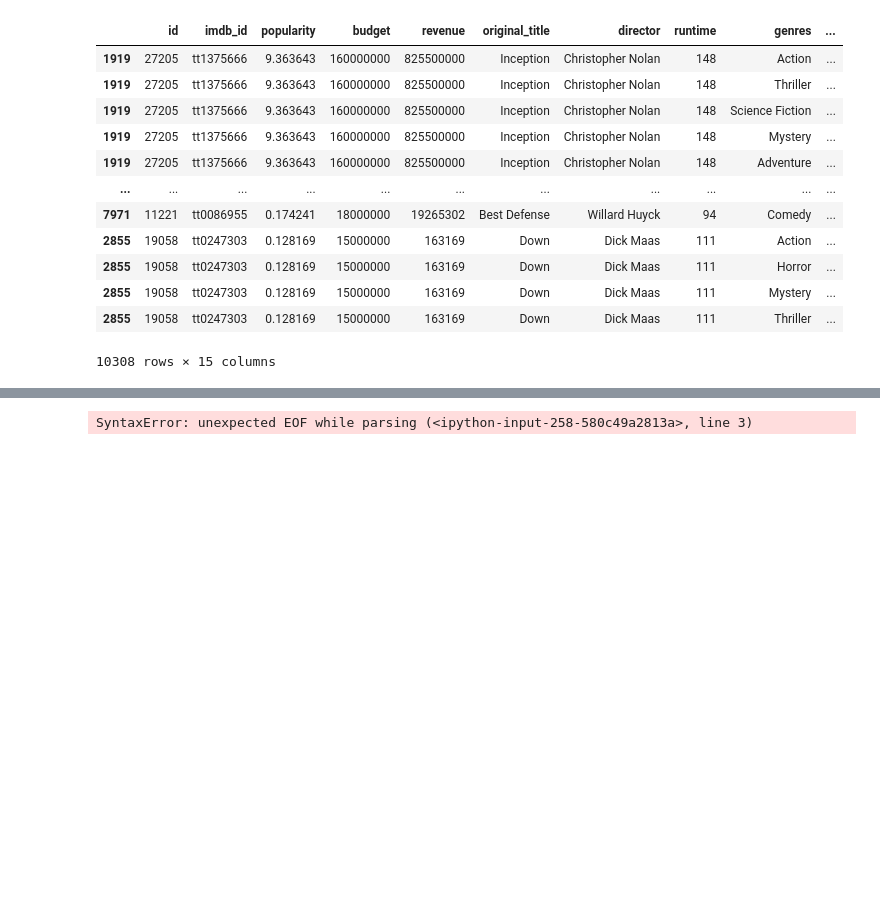
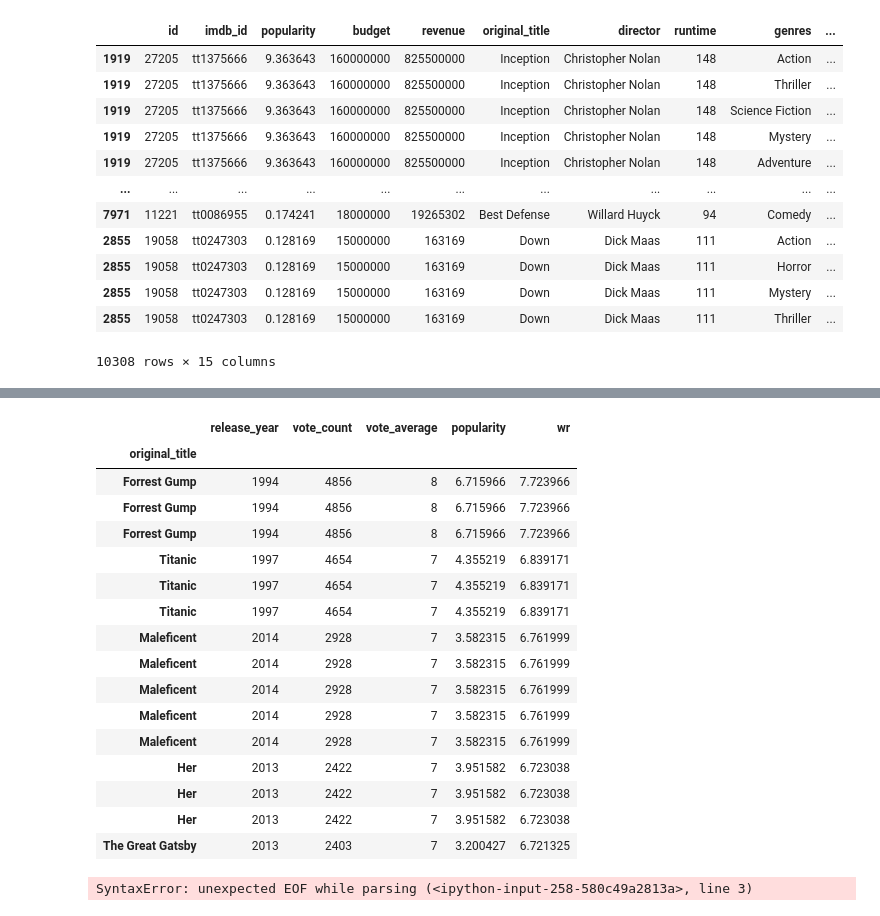
Before and after one commit to krbendol/movie_analysis_Microsoft, a Jupyter notebook: data/Kam'sProjectNotebook.ipynb, the cells around one changed output, grey strips where cells are left out. Saved outputs shown, nothing was run; the diff lists cells and outputs as text; code cells hidden in the pictures; blank space fills up the shorter version.

```diff
--- a/data/Kam'sProjectNotebook.ipynb
+++ b/data/Kam'sProjectNotebook.ipynb
@@ -130,17 +113,0 @@ genre_recs = filtered_tmdbs.drop('genres', axis=1).join(genre_rec)
-# %%
-def build_chart(genre, percentile=0.85):
-    df = genre_recs[genre_recs['genre'] == genre]
-    vote_counts = df[df['vote_count'].notnull()]['vote_count'].astype('int')
-    vote_averages = df[df['vote_average'].notnull()]['vote_average'].astype('int')
-    C = vote_averages.mean()
-    m = vote_counts.quantile(percentile)
-
-    qualified = df[(df['vote_count'] >= m) & (df['vote_count'].notnull()) & (df['vote_average'].notnull())][['original_title', 'release_year', 'vote_count', 'vote_average', 'popularity']]
-    qualified['vote_count'] = qualified['vote_count'].astype('int')
-    qualified['vote_average'] = qualified['vote_average'].astype('int')
-    qualified['wr'] = qualified.apply(lambda x: (x['vote_count']/(x['vote_count']+m) * x['vote_average']) + (m/(m+x['vote_count']) * C), axis=1)
-    qualified = qualified.sort_values('wr', ascending=False).head(250)
-
-
-
-    return qualified
@@ -150,0 +114,2 @@ KeyError: "['original_title'] not in index"
+# %%
+filtered_tmdbs.set_index('original_title', inplace= True)
@@ -151,3 +135,40 @@ KeyError: "['original_title'] not in index"
+# %%
+def build_chart(genre, percentile=0.85):
+    df = genre_recs[genre_recs['genre'] == genre]
+    vote_counts = df[df['vote_count'].notnull()]['vote_count'].astype('int')
+    vote_averages = df[df['vote_average'].notnull()]['vote_average'].astype('int')
+    C = vote_averages.mean()
+    m = vote_counts.quantile(percentile)
+
+    qualified = df[(df['vote_count'] >= m) & (df['vote_count'].notnull()) & (df['vote_average'].notnull())][['release_year', 'vote_count', 'vote_average', 'popularity']]
+    qualified['vote_count'] = qualified['vote_count'].astype('int')
+    qualified['vote_average'] = qualified['vote_average'].astype('int')
+    qualified['wr'] = qualified.apply(lambda x: (x['vote_count']/(x['vote_count']+m) * x['vote_average']) + (m/(m+x['vote_count']) * C), axis=1)
+    qualified = qualified.sort_values('wr', ascending=False).head(250)
+
+
+
+    return qualified
+# %%
+build_chart('Romance').head(15)
+# %% [output]
+|  | release_year | vote_count | vote_average | popularity | wr |
+| original_title |  |  |  |  |  |
+| Forrest Gump | 1994 | 4856 | 8 | 6.715966 | 7.723966 |
+| Forrest Gump | 1994 | 4856 | 8 | 6.715966 | 7.723966 |
+| Forrest Gump | 1994 | 4856 | 8 | 6.715966 | 7.723966 |
+| Titanic | 1997 | 4654 | 7 | 4.355219 | 6.839171 |
+| Titanic | 1997 | 4654 | 7 | 4.355219 | 6.839171 |
+| Titanic | 1997 | 4654 | 7 | 4.355219 | 6.839171 |
+| Maleficent | 2014 | 2928 | 7 | 3.582315 | 6.761999 |
+| Maleficent | 2014 | 2928 | 7 | 3.582315 | 6.761999 |
+| Maleficent | 2014 | 2928 | 7 | 3.582315 | 6.761999 |
+| Maleficent | 2014 | 2928 | 7 | 3.582315 | 6.761999 |
+| Maleficent | 2014 | 2928 | 7 | 3.582315 | 6.761999 |
+| Her | 2013 | 2422 | 7 | 3.951582 | 6.723038 |
+| Her | 2013 | 2422 | 7 | 3.951582 | 6.723038 |
+| Her | 2013 | 2422 | 7 | 3.951582 | 6.723038 |
+| The Great Gatsby | 2013 | 2403 | 7 | 3.200427 | 6.721325 |
 # %%
 filtered_tmdbs.set_index('original_title', inplace= True
 #Set the index to the title to make it easier to pull values from different columns
```
Also changed, not shown: parts of 16 cells of this notebook.
